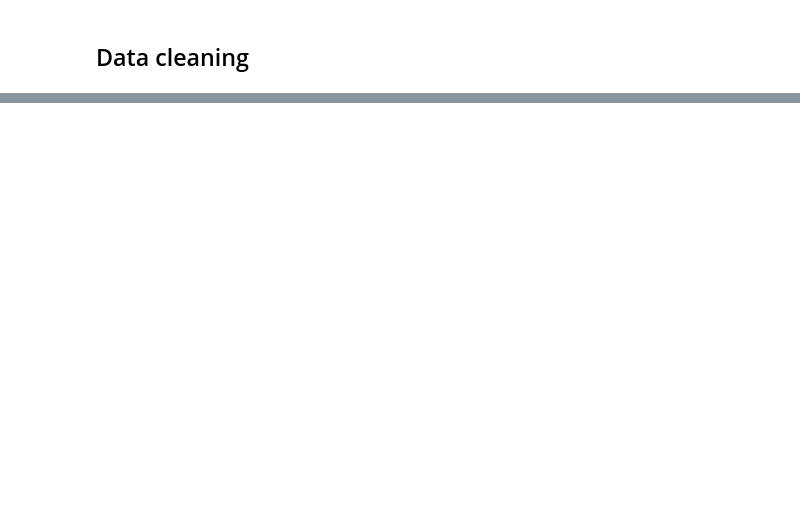
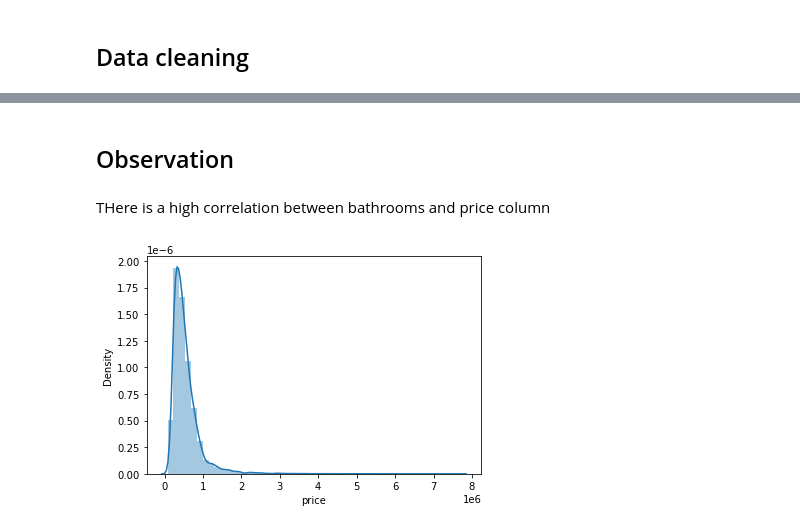
Before and after one commit to ochiengcalvince/king_house_prediction, a Jupyter notebook: student.ipynb, the cells around one changed output, grey strips where cells are left out. Cells and saved outputs as stored; diff of their text form; code cells hidden in the pictures; blank space fills up the shorter version.

```diff
--- a/student.ipynb
+++ b/student.ipynb
@@ -184,0 +283,9 @@ dtype: object
+# %% [markdown]
+## Observation
+# %% [markdown]
+THere is a high correlation between bathrooms and price column
+# %%
+# checking the distribution of price column
+sns.distplot(houses_df['price']);
+# %% [output]
+[figure, added]
```
Also changed, not shown: parts of 75 cells of this notebook, 1 other file.
